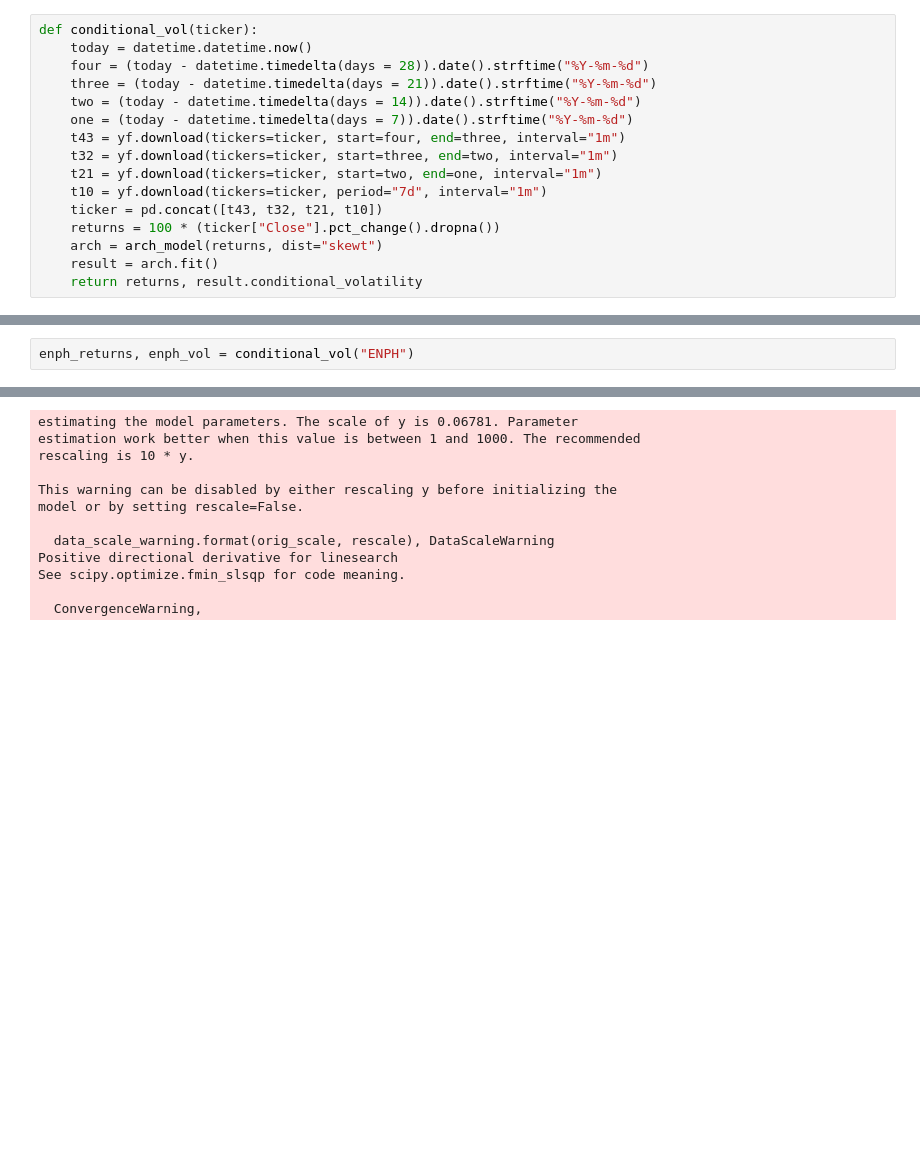
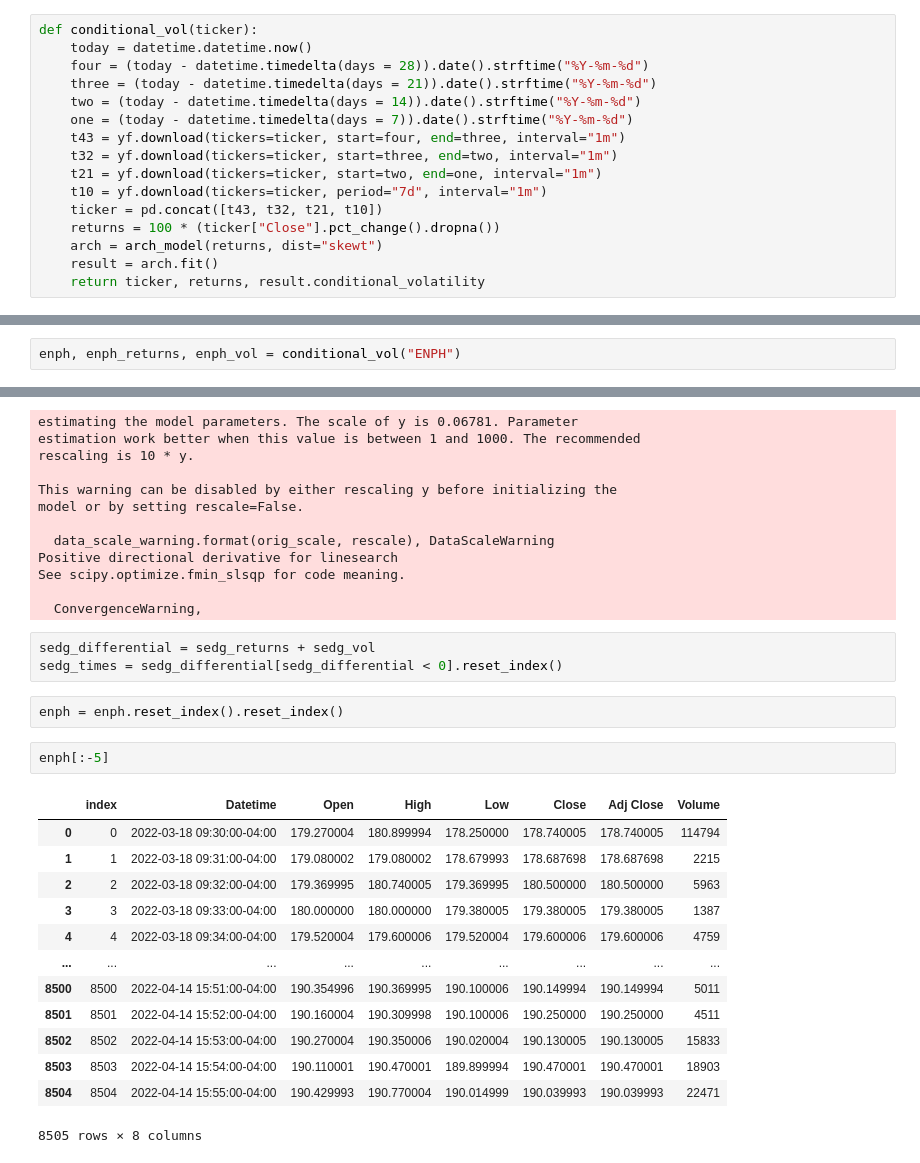
Before and after one commit to Wichaelian/QuantMacroSP2022, a Jupyter notebook: GARCH.ipynb, the cells around one changed output, grey strips where cells are left out. Saved outputs shown, nothing was run; the diff lists cells and outputs as text; blank space fills up the shorter version.

```diff
--- a/GARCH.ipynb
+++ b/GARCH.ipynb
@@ -162,5 +162,5 @@ def conditional_vol(ticker):
     returns = 100 * (ticker["Close"].pct_change().dropna())
     arch = arch_model(returns, dist="skewt")
     result = arch.fit()
-    return returns, result.conditional_volatility
+    return ticker, returns, result.conditional_volatility
 # %%
@@ -227,5 +211,5 @@ Name: Close, Length: 7853, dtype: float64
 # %%
-enph_returns, enph_vol = conditional_vol("ENPH")
+enph, enph_returns, enph_vol = conditional_vol("ENPH")
 # %% [output]
 [*********************100%***********************]  1 of 1 completed
 [*********************100%***********************]  1 of 1 completed
@@ -249,3 +233,24 @@ Positive directional derivative for linesearch
 See scipy.optimize.fmin_slsqp for code meaning.
 
   ConvergenceWarning,
+# %%
+sedg_differential = sedg_returns + sedg_vol
+sedg_times = sedg_differential[sedg_differential < 0].reset_index()
+# %%
+enph = enph.reset_index().reset_index()
+# %%
+enph[:-5]
+# %% [output]
+|  | index | Datetime | Open | High | Low | Close | Adj Close | Volume |
+| 0 | 0 | 2022-03-18 09:30:00-04:00 | 179.270004 | 180.899994 | 178.250000 | 178.740005 | 178.740005 | 114794 |
+| 1 | 1 | 2022-03-18 09:31:00-04:00 | 179.080002 | 179.080002 | 178.679993 | 178.687698 | 178.687698 | 2215 |
+| 2 | 2 | 2022-03-18 09:32:00-04:00 | 179.369995 | 180.740005 | 179.369995 | 180.500000 | 180.500000 | 5963 |
+| 3 | 3 | 2022-03-18 09:33:00-04:00 | 180.000000 | 180.000000 | 179.380005 | 179.380005 | 179.380005 | 1387 |
+| 4 | 4 | 2022-03-18 09:34:00-04:00 | 179.520004 | 179.600006 | 179.520004 | 179.600006 | 179.600006 | 4759 |
+| ... | ... | ... | ... | ... | ... | ... | ... | ... |
+| 8500 | 8500 | 2022-04-14 15:51:00-04:00 | 190.354996 | 190.369995 | 190.100006 | 190.149994 | 190.149994 | 5011 |
+| 8501 | 8501 | 2022-04-14 15:52:00-04:00 | 190.160004 | 190.309998 | 190.100006 | 190.250000 | 190.250000 | 4511 |
+| 8502 | 8502 | 2022-04-14 15:53:00-04:00 | 190.270004 | 190.350006 | 190.020004 | 190.130005 | 190.130005 | 15833 |
+| 8503 | 8503 | 2022-04-14 15:54:00-04:00 | 190.110001 | 190.470001 | 189.899994 | 190.470001 | 190.470001 | 18903 |
+| 8504 | 8504 | 2022-04-14 15:55:00-04:00 | 190.429993 | 190.770004 | 190.014999 | 190.039993 | 190.039993 | 22471 |
+8505 rows × 8 columns
```
Also changed, not shown: parts of 8 cells of this notebook.
